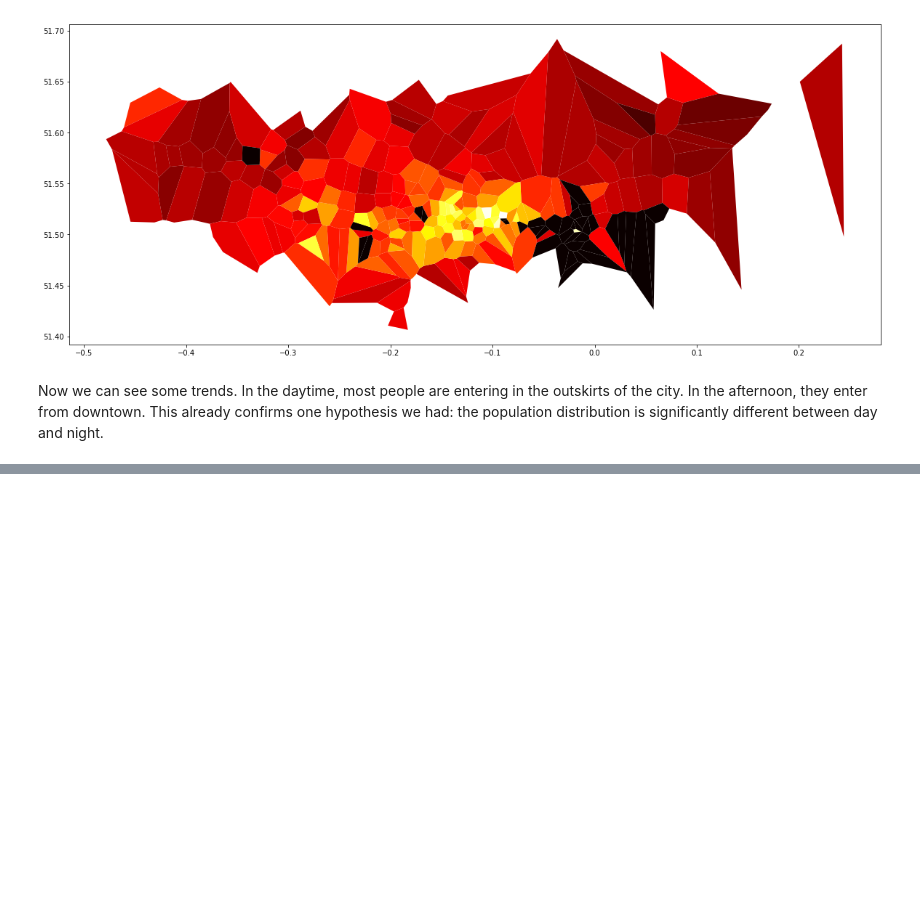
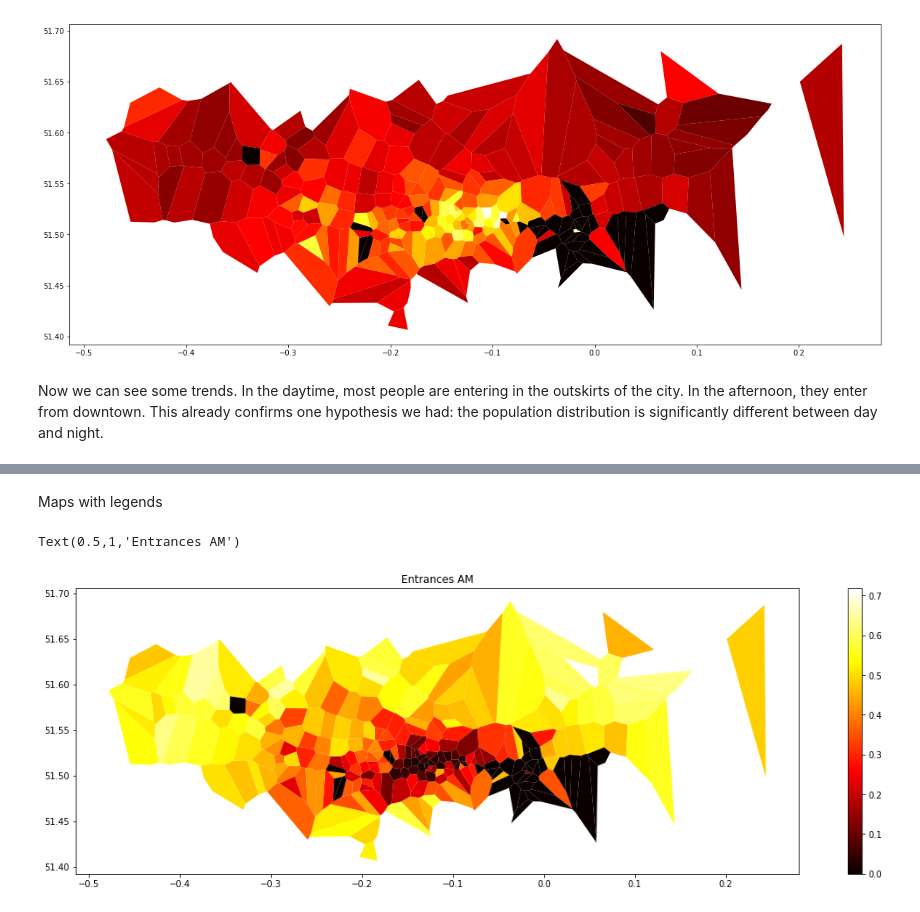
Before and after one commit to itko/cities, a Jupyter notebook: notebooks/london.ipynb, the cells around one changed output, grey strips where cells are left out. Drawn from its saved outputs; the diff is of its cells as text; code cells hidden in the pictures; blank space fills up the shorter version.

```diff
--- a/notebooks/london.ipynb
+++ b/notebooks/london.ipynb
@@ -232,0 +272,11 @@ Now we can see some trends. In the daytime, most people are entering in the outs
+# %% [markdown]
+Maps with legends
+# %%
+shp_stations = shp_stations.set_geometry('cell')
+vmin = shp_stations.entrances_am.min()
+vmax = shp_stations.entrances_am.max()
+ax = shp_stations.loc[shp_stations.within(box)].plot(figsize=(20,6),column='entrances_am', cmap='hot', legend=True)
+ax.set_title('Entrances AM')
+# %% [output]
+Text(0.5,1,'Entrances AM')
+[figure, added]
```
Also changed, not shown: parts of 8 cells of this notebook.
